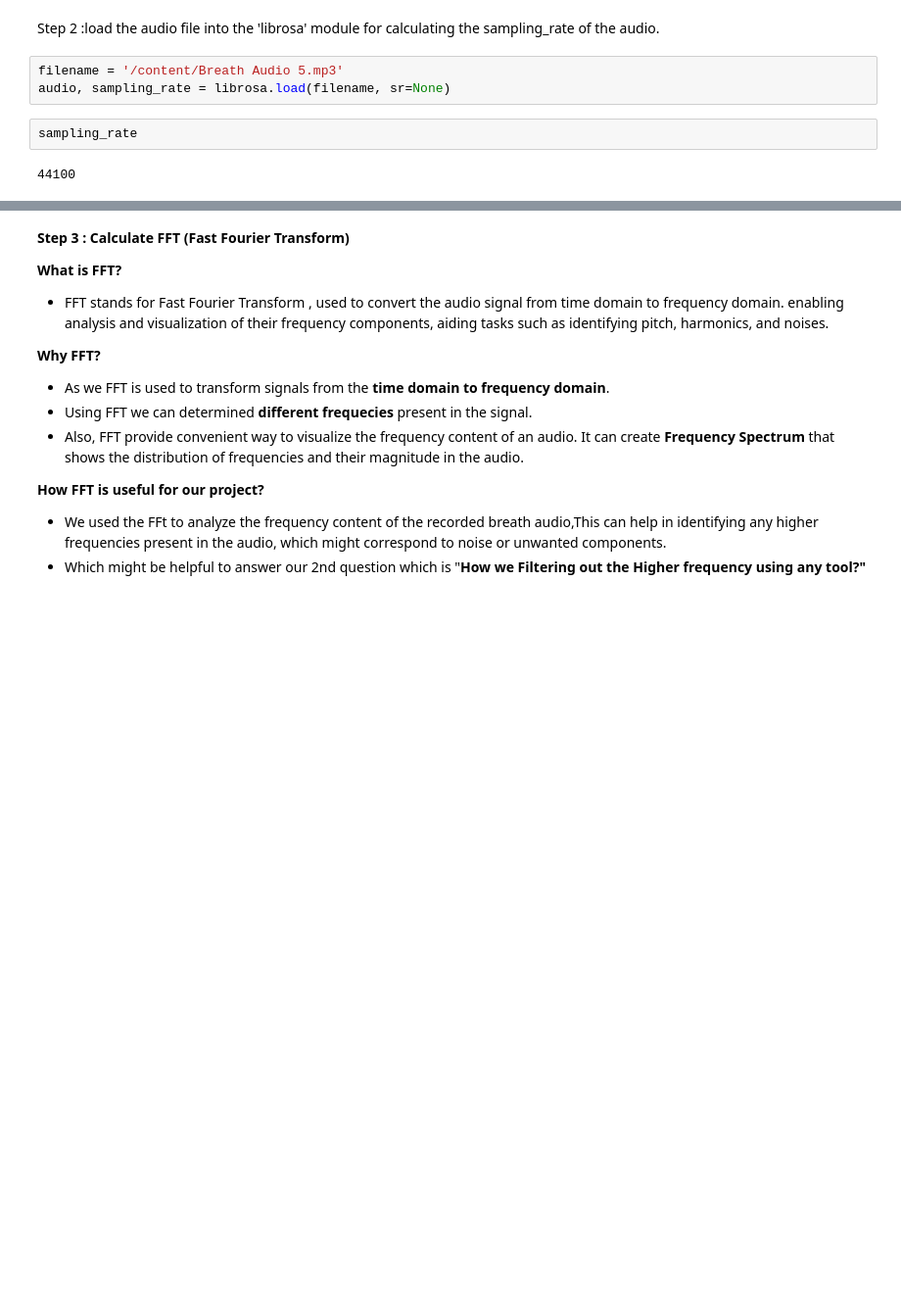
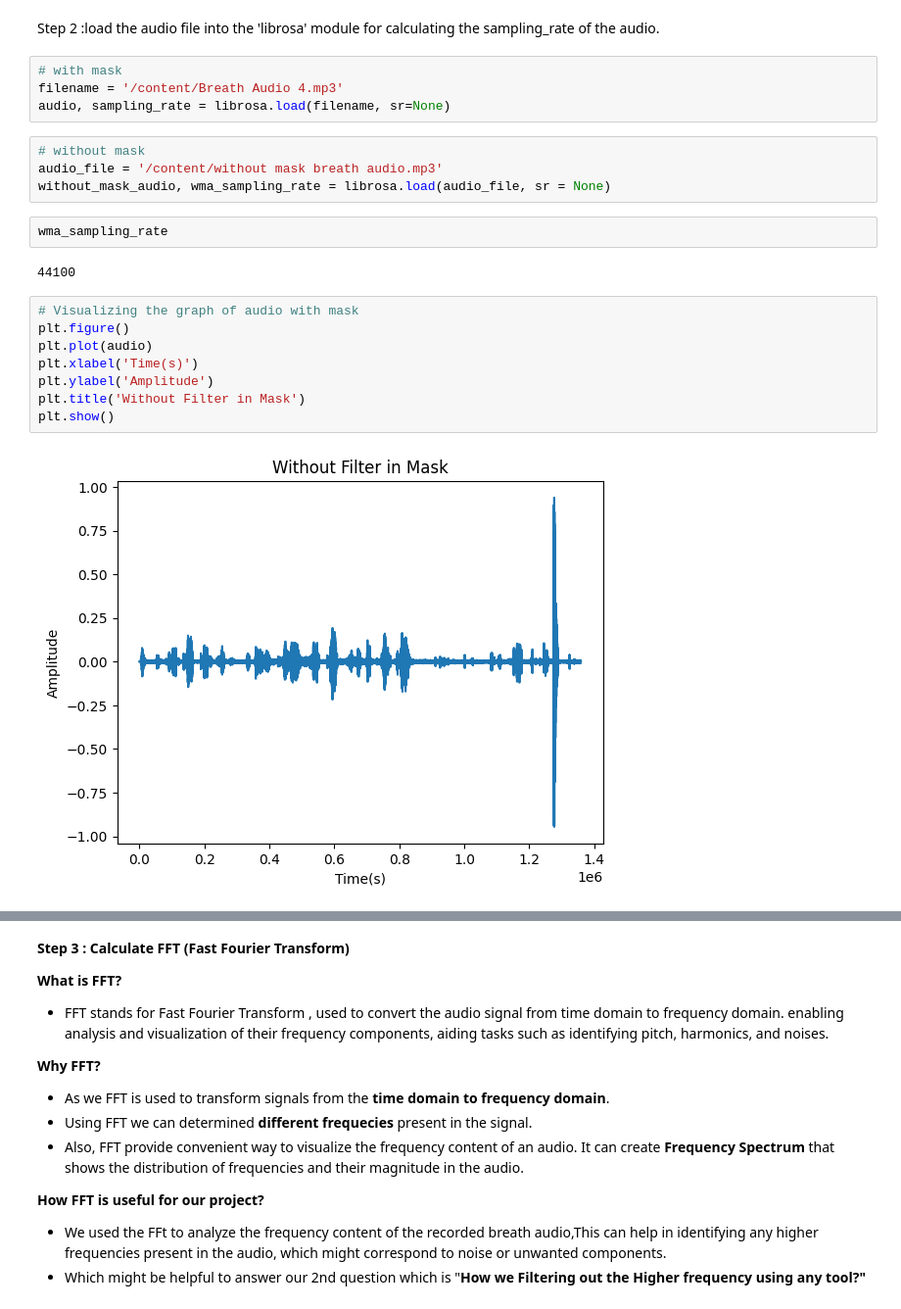
Before and after one commit to amMistic/Mini_Project_Spiro, a Jupyter notebook: Spiro_MIni_project.ipynb, the cells around one changed output, grey strips where cells are left out. Shown at 98% size. Cells and saved outputs as stored; diff of their text form; blank space fills up the shorter version.

```diff
--- a/Spiro_MIni_project.ipynb
+++ b/Spiro_MIni_project.ipynb
@@ -12,9 +12,24 @@ import scipy.io
 # %% [markdown]
 Step 2 :load the audio file into the 'librosa' module for calculating the sampling_rate of the audio.
 # %%
-filename = '/content/Breath Audio 5.mp3'
+# with mask
+filename = '/content/Breath Audio 4.mp3'
 audio, sampling_rate = librosa.load(filename, sr=None)
-# %%
-sampling_rate
-# %% [output]
-44100
+# %%
+# without mask
+audio_file = '/content/without mask breath audio.mp3'
+without_mask_audio, wma_sampling_rate = librosa.load(audio_file, sr = None)
+# %%
+wma_sampling_rate
+# %% [output]
+44100
+# %%
+# Visualizing the graph of audio with mask
+plt.figure()
+plt.plot(audio)
+plt.xlabel('Time(s)')
+plt.ylabel('Amplitude')
+plt.title('Without Filter in Mask')
+plt.show()
+# %% [output]
+[figure, added]
```
Also changed, not shown: parts of 10 cells of this notebook, 2 other files.
